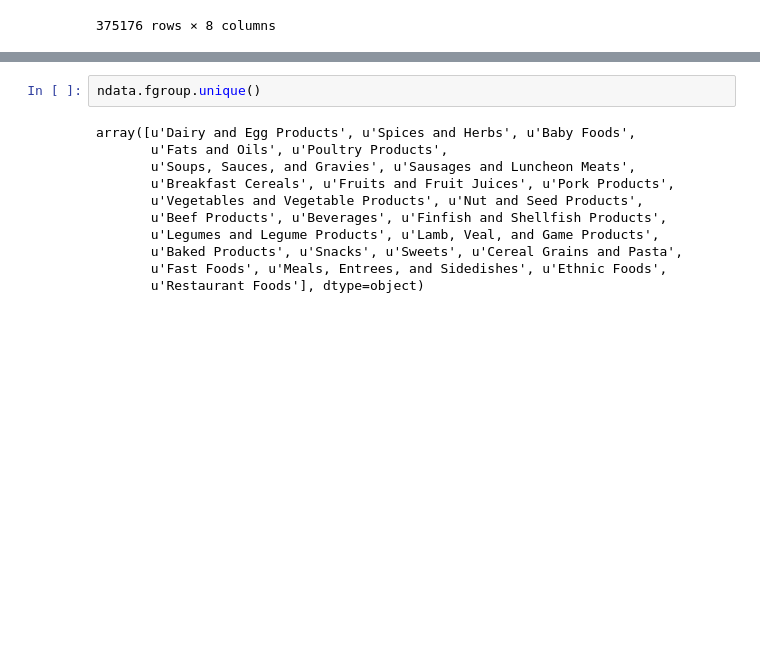
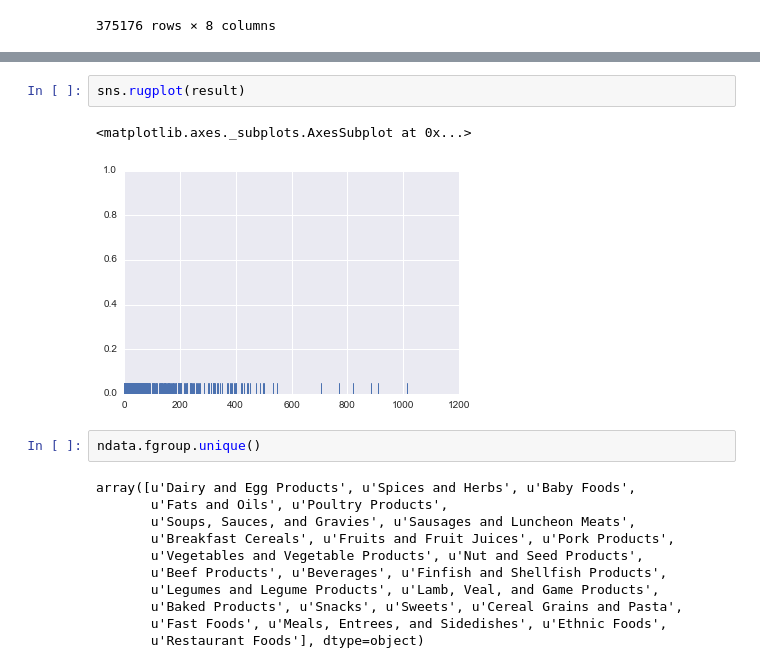
Before and after one commit to 26huitailang/python-of-data-analysis, a Jupyter notebook: ch07_notebook_seaborn_practice.ipynb, the cells around one changed output, grey strips where cells are left out. Drawn from its saved outputs; the diff is of its cells as text; blank space fills up the shorter version.

```diff
--- a/ch07_notebook_seaborn_practice.ipynb
+++ b/ch07_notebook_seaborn_practice.ipynb
@@ -191,3 +205,8 @@ result['Zinc, Zn'].sort_values().plot(kind='barh')
+# %%
+sns.rugplot(result)
+# %% [output]
+<matplotlib.axes._subplots.AxesSubplot at 0x...>
+[figure, added]
 # %%
 ndata.fgroup.unique()
 # %% [output]
```
Also changed, not shown: parts of 3 cells of this notebook.
